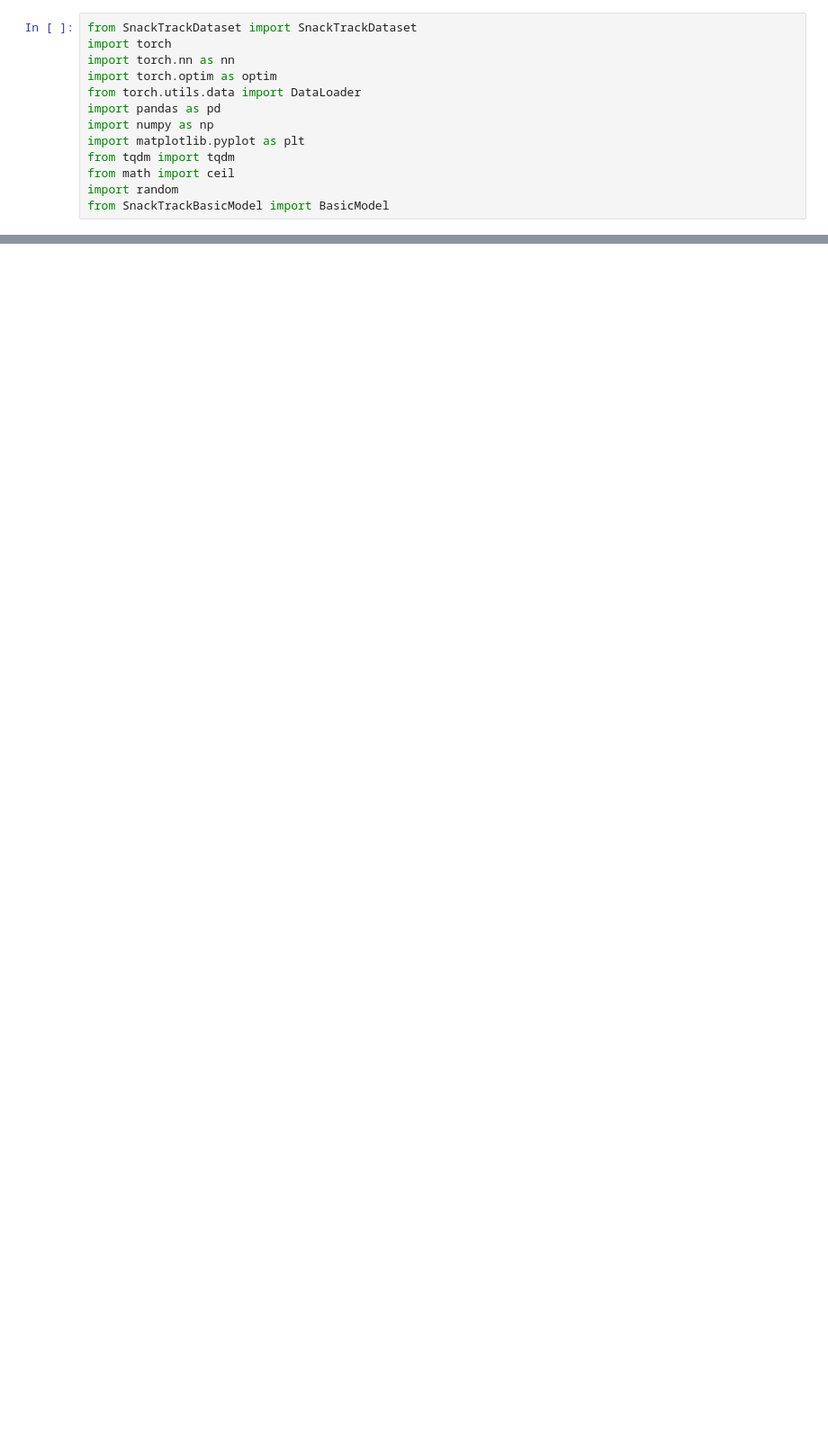
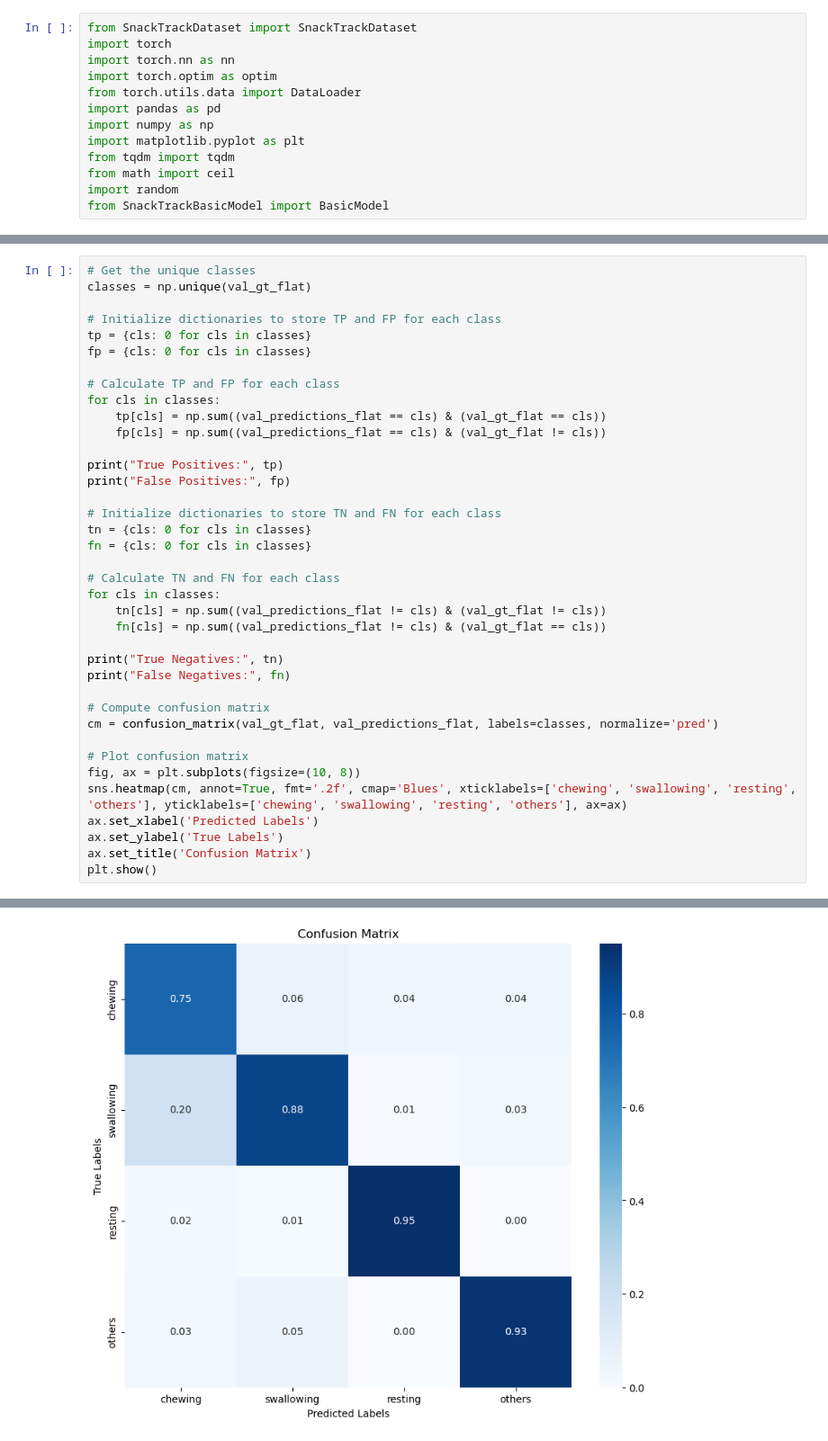
Before and after one commit to Jannis-Da/SnackTrack, a Jupyter notebook: CNN_Training.ipynb, the cells around one changed output, grey strips where cells are left out. Shown at 90% size. Saved outputs shown, nothing was run; the diff lists cells and outputs as text; blank space fills up the shorter version.

```diff
--- a/CNN_Training.ipynb
+++ b/CNN_Training.ipynb
@@ -227,0 +201,39 @@ torch.save(model.state_dict(), 'STBasicModel.pth')
+# %%
+# Get the unique classes
+classes = np.unique(val_gt_flat)
+
+# Initialize dictionaries to store TP and FP for each class
+tp = {cls: 0 for cls in classes}
+fp = {cls: 0 for cls in classes}
+
+# Calculate TP and FP for each class
+for cls in classes:
+    tp[cls] = np.sum((val_predictions_flat == cls) & (val_gt_flat == cls))
+    fp[cls] = np.sum((val_predictions_flat == cls) & (val_gt_flat != cls))
+
+print("True Positives:", tp)
+print("False Positives:", fp)
+
+# Initialize dictionaries to store TN and FN for each class
+tn = {cls: 0 for cls in classes}
+fn = {cls: 0 for cls in classes}
+
+# Calculate TN and FN for each class
+for cls in classes:
+    tn[cls] = np.sum((val_predictions_flat != cls) & (val_gt_flat != cls))
+    fn[cls] = np.sum((val_predictions_flat != cls) & (val_gt_flat == cls))
+
+print("True Negatives:", tn)
+print("False Negatives:", fn)
+
+# Compute confusion matrix
+cm = confusion_matrix(val_gt_flat, val_predictions_flat, labels=classes, normalize='pred')
+
+# Plot confusion matrix
+fig, ax = plt.subplots(figsize=(10, 8))
+sns.heatmap(cm, annot=True, fmt='.2f', cmap='Blues', xticklabels=['chewing', 'swallowing', 'resting', 'others'], yticklabels=['chewing', 'swallowing', 'resting', 'others'], ax=ax)
+ax.set_xlabel('Predicted Labels')
+ax.set_ylabel('True Labels')
+ax.set_title('Confusion Matrix')
+plt.show()
+# %% [output]
@@ -227,0 +244 @@ torch.save(model.state_dict(), 'STBasicModel.pth')
+[figure, added]
```
Also changed, not shown: parts of 23 cells of this notebook.
